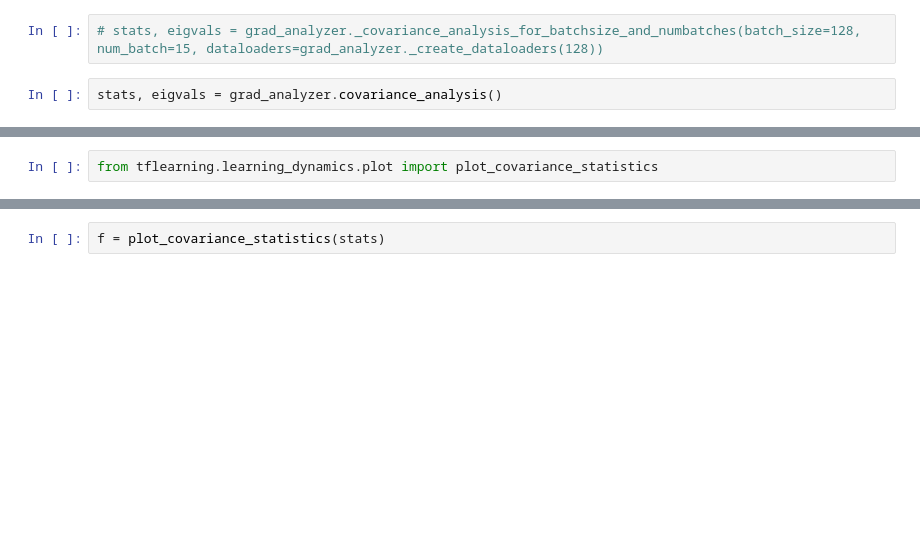
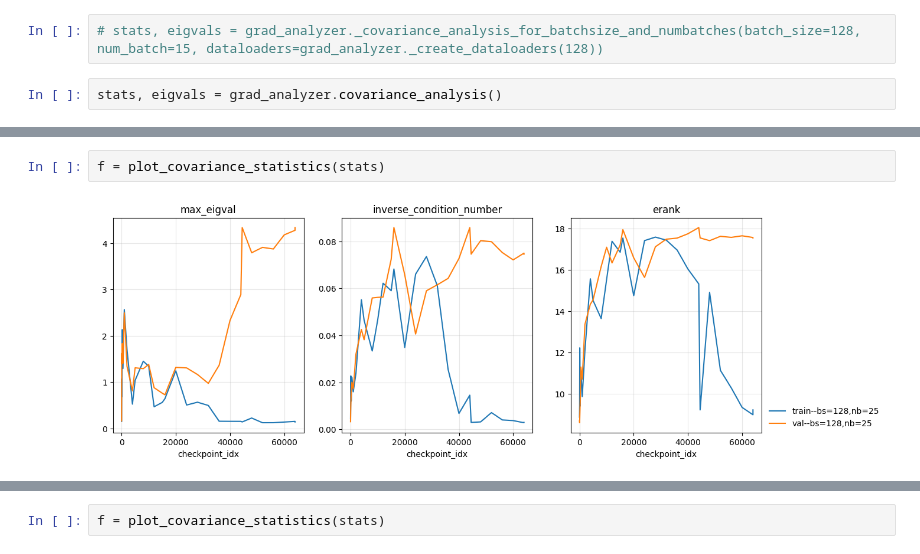
Before and after one commit to maximilianmbeck/tflearning, a Jupyter notebook: notebooks/covariance_gradient_analysis.ipynb, the cells around one changed output, grey strips where cells are left out. Saved outputs shown, nothing was run; the diff lists cells and outputs as text; blank space fills up the shorter version.

```diff
--- a/notebooks/covariance_gradient_analysis.ipynb
+++ b/notebooks/covariance_gradient_analysis.ipynb
@@ -63,2 +66,4 @@ stats
-# %%
-from tflearning.learning_dynamics.plot import plot_covariance_statistics
+# %%
+f = plot_covariance_statistics(stats)
+# %% [output]
+[figure, added]
```
Also changed, not shown: parts of 4 cells of this notebook, 1 other file.
